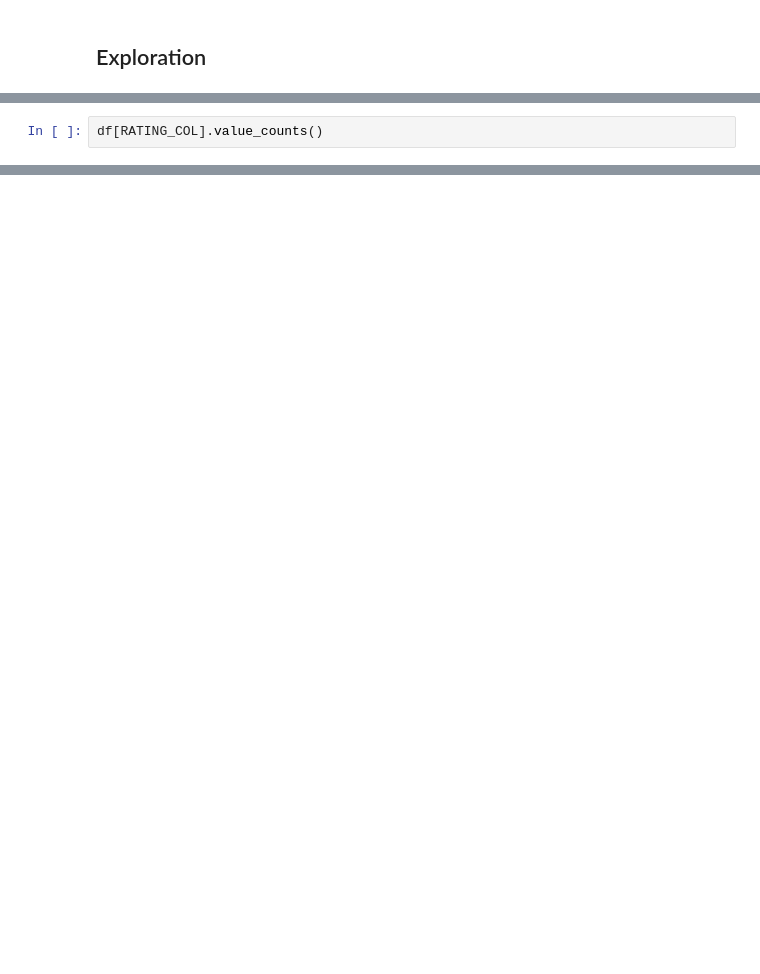
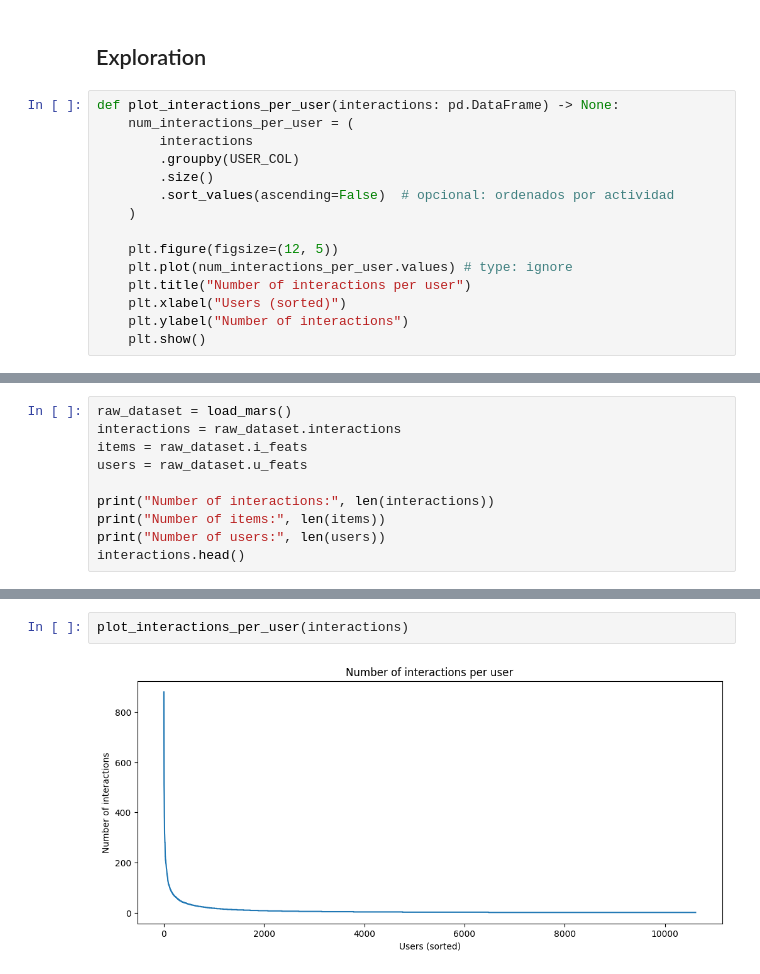
Before and after one commit to Pacatro/EDuRec, a Jupyter notebook: notebooks/data_exploration.ipynb, the cells around one changed output, grey strips where cells are left out. Drawn from its saved outputs; the diff is of its cells as text; blank space fills up the shorter version.

Commit message:
Improve data processing

```diff
--- a/notebooks/data_exploration.ipynb
+++ b/notebooks/data_exploration.ipynb
@@ -383,2 +134,17 @@ df
 # %% [markdown]
 ## Exploration
+# %%
+def plot_interactions_per_user(interactions: pd.DataFrame) -> None:
+    num_interactions_per_user = (
+        interactions
+        .groupby(USER_COL)
+        .size()
+        .sort_values(ascending=False)  # opcional: ordenados por actividad
+    )
+
+    plt.figure(figsize=(12, 5))
+    plt.plot(num_interactions_per_user.values) # type: ignore
+    plt.title("Number of interactions per user")
+    plt.xlabel("Users (sorted)")
+    plt.ylabel("Number of interactions")
+    plt.show()
@@ -385,3 +153,11 @@ df
 # %%
-df[RATING_COL].value_counts()
+raw_dataset = load_mars()
+interactions = raw_dataset.interactions
+items = raw_dataset.i_feats
+users = raw_dataset.u_feats
+
+print("Number of interactions:", len(interactions))
+print("Number of items:", len(items))
+print("Number of users:", len(users))
+interactions.head()
 # %% [output]
@@ -462,0 +173,4 @@ train_df
+# %%
+plot_interactions_per_user(interactions)
+# %% [output]
+[figure, added]
```
Also changed, not shown: parts of 15 cells of this notebook, 9 other files.
